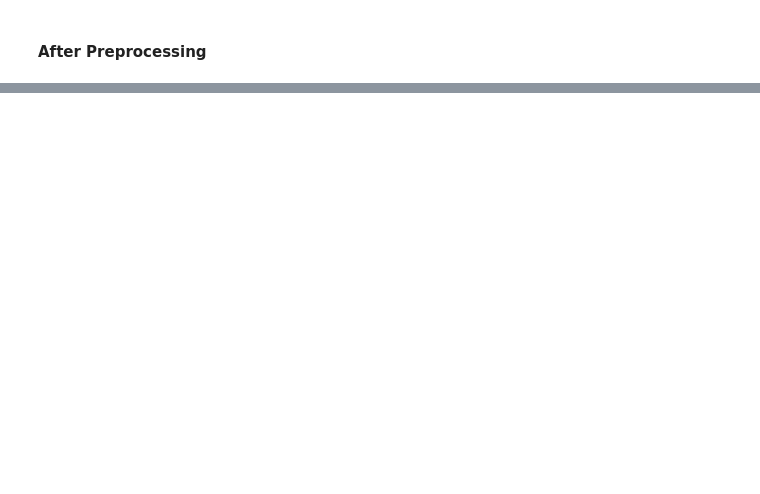
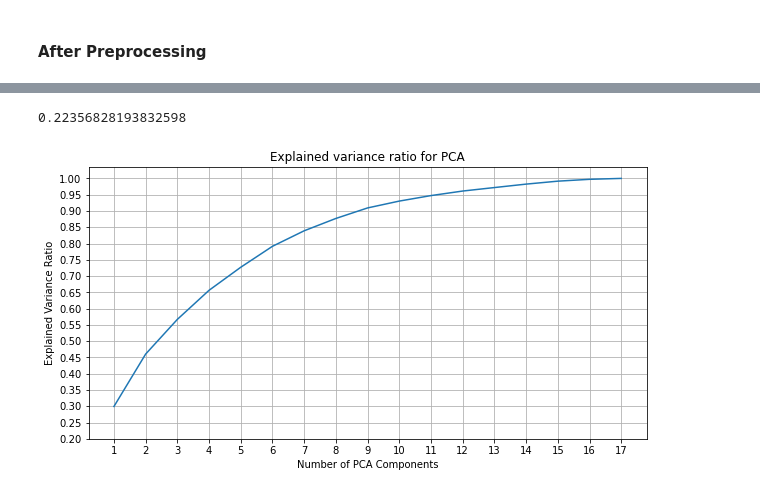
Before and after one commit to siicomos/emotion-picture-correlator, a Jupyter notebook: notebooks/Assignment 2-Copy1.ipynb, the cells around one changed output, grey strips where cells are left out. Saved outputs shown, nothing was run; the diff lists cells and outputs as text; code cells hidden in the pictures; blank space fills up the shorter version.

```diff
--- a/notebooks/Assignment 2-Copy1.ipynb
+++ b/notebooks/Assignment 2-Copy1.ipynb
@@ -845,0 +461,5 @@ I guess it will be biased to use this GMM to classify other people's facial expr
+# %%
+n = 11
+pca_r = PCA(n_components=n, svd_solver='randomized', whiten=True).fit(X_r_train)
+X_r_train_pca = pca_r.transform(X_r_train)
+X_r_test_pca = pca_r.transform(X_r_test)
@@ -845,0 +503,22 @@ I guess it will be biased to use this GMM to classify other people's facial expr
+# %%
+clf.best_estimator_.score(X_r_test_pca, y_test)
+# %% [output]
+0.22356828193832598
+# %%
+can_n_components = range(1, 18, 1)
+ratios = []
+for n in can_n_components:
+    pca = PCA(n_components=n)
+    X_c_pca = pca.fit_transform(X_r)
+    ratios.append(np.sum(pca.explained_variance_ratio_))
+# %%
+plt.figure(figsize=(10, 5))
+plt.grid()
+plt.plot(can_n_components, ratios)
+plt.xlabel('Number of PCA Components')
+plt.ylabel('Explained Variance Ratio')
+plt.title('Explained variance ratio for PCA')
+plt.yticks(np.arange(0.2, 1.05, .05))
+plt.xticks(np.arange(1, 18, 1));
+# %% [output]
+[figure, added]
```
Also changed, not shown: parts of 89 cells of this notebook.
